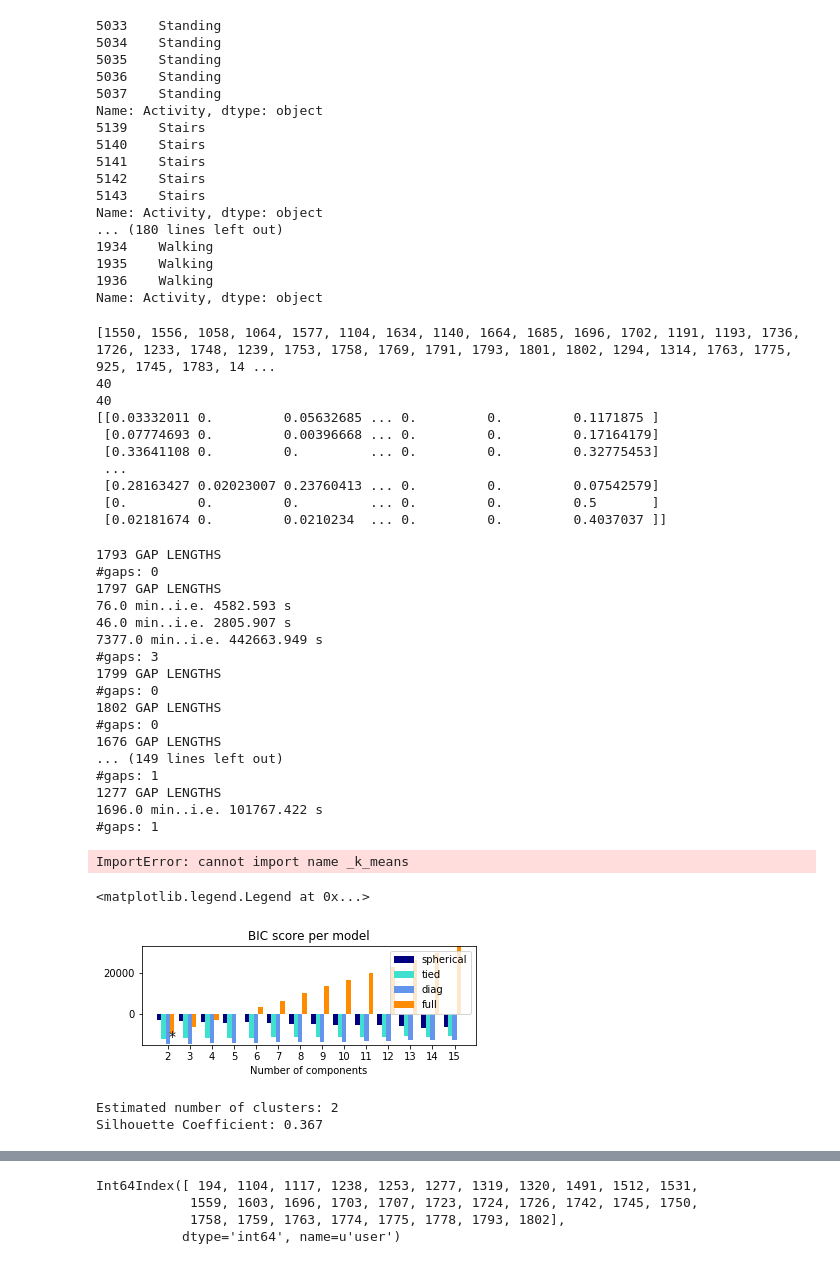
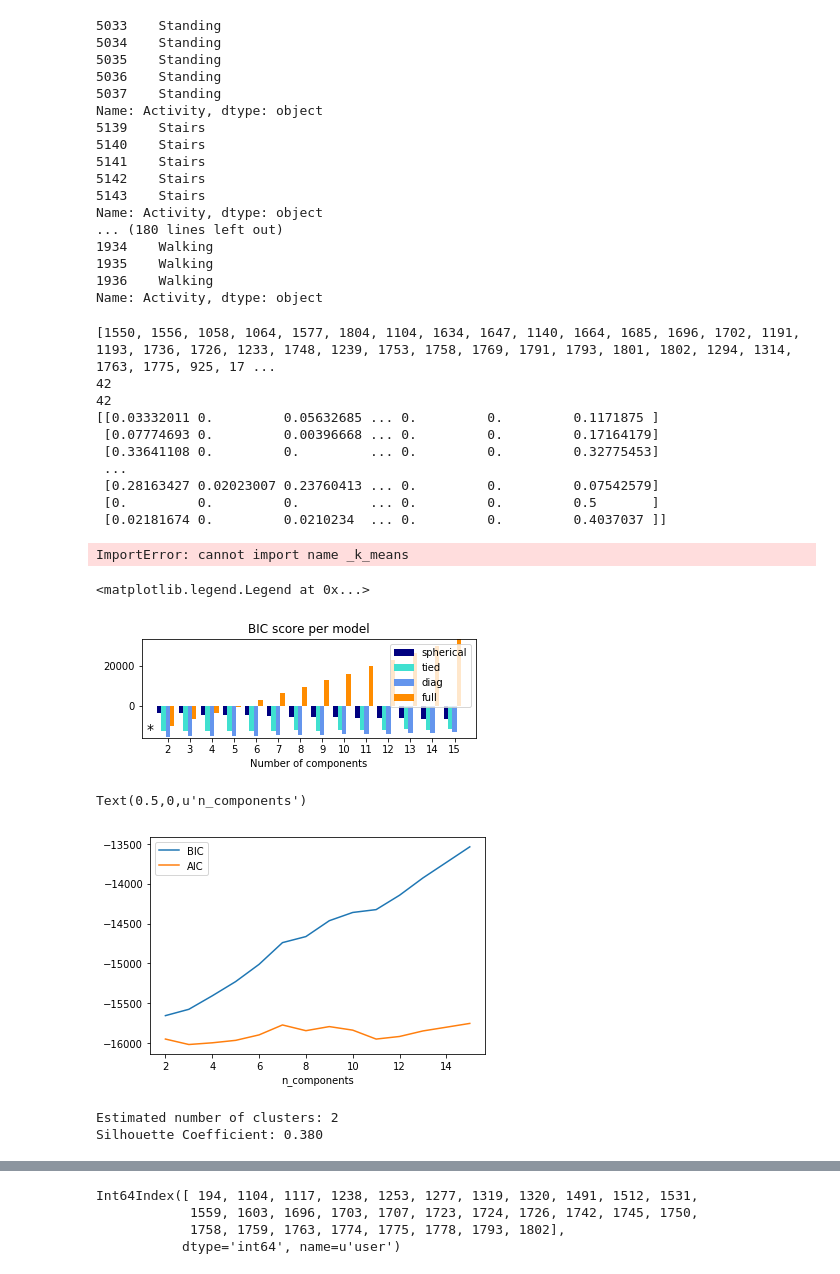
Before and after one commit to suparna-ghanvatkar/Fitness-data-user-modelling, a Jupyter notebook: basic clustering.ipynb, the cells around one changed output, grey strips where cells are left out. Cells and saved outputs as stored; diff of their text form; code cells hidden in the pictures.

```diff
--- a/basic clustering.ipynb
+++ b/basic clustering.ipynb
@@ -34,3 +34,9 @@ raw_data['time'] = pd.to_datetime(raw_data['time'], unit = 'ms', errors='coerce'
 concat raw
 concat act
 concat over
+# %%
+raw_data = pd.concat([raw_data,lab_raw])
+del lab_raw
+#act_data = pd.concat([act_data, lab_act])
+#del act_data
+#del lab_act
@@ -36,0 +45,16 @@ concat over
+# %%
+users = raw_data.user.unique()
+# %%
+for userid in users:
+    user_raw_data = raw_data.loc[raw_data['user']==userid]
+    user_raw_data = user_raw_data.sort_values('time')
+    prev_time = user_raw_data.iloc[0]['time']
+    gap = 0
+    print userid, 'GAP LENGTHS'
+    for index, attr in user_raw_data.iterrows():
+        tgap = (attr[2] - prev_time).total_seconds()
+        if  tgap > 120:
+            gap = gap + 1
+            print tgap//60, 'min..i.e.', tgap,'s'
+        prev_time = attr[2]
+    print '#gaps:',gap
@@ -44,7 +87,7 @@ user_duration.columns = ["_".join(x) for x in user_duration.columns.ravel()]
 user_duration['duration'] = user_duration['time_max'] - user_duration['time_min']
 #print user_duration.sort_values(by='duration').loc[act_data.user.unique()]['duration']
 user_duration = user_duration.loc[users]
-user_duration = user_duration[(user_duration['duration'].dt.total_seconds()) > 25200]
+user_duration = user_duration[(user_duration['duration'].dt.total_seconds()) > 14400]
 #users in labelled set
 lab_users = list(set(lab_raw.user.unique()).intersection(set(lab_act.user.unique())))
 #common users
@@ -55,7 +98,7 @@ time_user_raw_l = time_user_raw_l.loc[time_user_raw_l['user'].isin(comm_users)]
 user_duration_l = time_user_raw_l.groupby('user').agg({'time':[min,max]})
 user_duration_l.columns = ["_".join(x) for x in user_duration_l.columns.ravel()]
 user_duration_l['duration'] = user_duration_l['time_max'] - user_duration_l['time_min']
-user_duration_l = user_duration_l[(user_duration_l['duration'].dt.total_seconds()) > 25200]
+user_duration_l = user_duration_l[(user_duration_l['duration'].dt.total_seconds()) > 14400]
 
 #remove common users with overlapping durations
 overlapped = []
@@ -195,9 +254,9 @@ print len(user_feats)
 ufeats = np.array(user_feats)
 print ufeats
 # %% [output]
-[1550, 1556, 1058, 1064, 1577, 1104, 1634, 1140, 1664, 1685, 1696, 1702, 1191, 1193, 1736, 1726, 1233, 1748, 1239, 1753, 1758, 1769, 1791, 1793, 1801, 1802, 1294, 1314, 1763, 1775, 925, 1745, 1783, 14 ...
-40
-40
+[1550, 1556, 1058, 1064, 1577, 1804, 1104, 1634, 1647, 1140, 1664, 1685, 1696, 1702, 1191, 1193, 1736, 1726, 1233, 1748, 1239, 1753, 1758, 1769, 1791, 1793, 1801, 1802, 1294, 1314, 1763, 1775, 925, 17 ...
+42
+42
 [[0.03332011 0.         0.05632685 ... 0.         0.         0.1171875 ]
  [0.07774693 0.         0.00396668 ... 0.         0.         0.17164179]
  [0.33641108 0.         0.         ... 0.         0.         0.32775453]
@@ -205,37 +264,6 @@ print ufeats
  [0.28163427 0.02023007 0.23760413 ... 0.         0.         0.07542579]
  [0.         0.         0.         ... 0.         0.         0.5       ]
  [0.02181674 0.         0.0210234  ... 0.         0.         0.4037037 ]]
-# %%
-for userid in users:
-    user_raw_data = raw_data.loc[raw_data['user']==userid]
-    prev_time = user_raw_data.iloc[0]['time']
-    gap = 0
-    print userid, 'GAP LENGTHS'
-    for index, attr in user_raw_data.iterrows():
-        tgap = (attr[2] - prev_time).total_seconds()
-        if  tgap > 120:
-            gap = gap + 1
-            print tgap//60, 'min..i.e.', tgap,'s'
-        prev_time = attr[2]
-    print '#gaps:',gap
-# %% [output]
-1793 GAP LENGTHS
-#gaps: 0
-1797 GAP LENGTHS
-76.0 min..i.e. 4582.593 s
-46.0 min..i.e. 2805.907 s
-7377.0 min..i.e. 442663.949 s
-#gaps: 3
-1799 GAP LENGTHS
-#gaps: 0
-1802 GAP LENGTHS
-#gaps: 0
-1676 GAP LENGTHS
-... (149 lines left out)
-#gaps: 1
-1277 GAP LENGTHS
-1696.0 min..i.e. 101767.422 s
-#gaps: 1
 # %%
 from sklearn.mixture import GaussianMixture
 from sklearn.model_selection import cross_validate
@@ -291,13 +319,16 @@ spl.set_xlabel('Number of components')
 spl.legend([b[0] for b in bars], cv_types)
 # %% [output]
 <matplotlib.legend.Legend at 0x...>
-[figure, old version]
+[figure, new version]
 # %%
-models = [GaussianMixture(n, covariance_type='diag', random_state=0).fit(ufeats) for n in n_components]
-plt.plot(n_components, [m.bic(ufeats) for m in models], label='BIC')
-plt.plot(n_components, [m.aic(ufeats) for m in models], label='AIC')
+models = [GaussianMixture(n, covariance_type='diag', random_state=0).fit(ufeats) for n in n_components_range]
+plt.plot(n_components_range, [m.bic(ufeats) for m in models], label='BIC')
+plt.plot(n_components_range, [m.aic(ufeats) for m in models], label='AIC')
 plt.legend(loc='best')
 plt.xlabel('n_components')
+# %% [output]
+Text(0.5,0,u'n_components')
+[figure, added]
 # %%
 from sklearn.cluster import DBSCAN
 from sklearn import metrics
@@ -313,6 +344,6 @@ print('Estimated number of clusters: %d' % n_clusters_)
 print("Silhouette Coefficient: %0.3f" % metrics.silhouette_score(ufeats, db_labels))
 # %% [output]
 Estimated number of clusters: 2
-Silhouette Coefficient: 0.367
+Silhouette Coefficient: 0.380
 # %%
 #cluster characteristics when 5 clusters for GMM and 3 for DBSCAN
```
Also changed, not shown: parts of 6 cells of this notebook, 1 other file.
